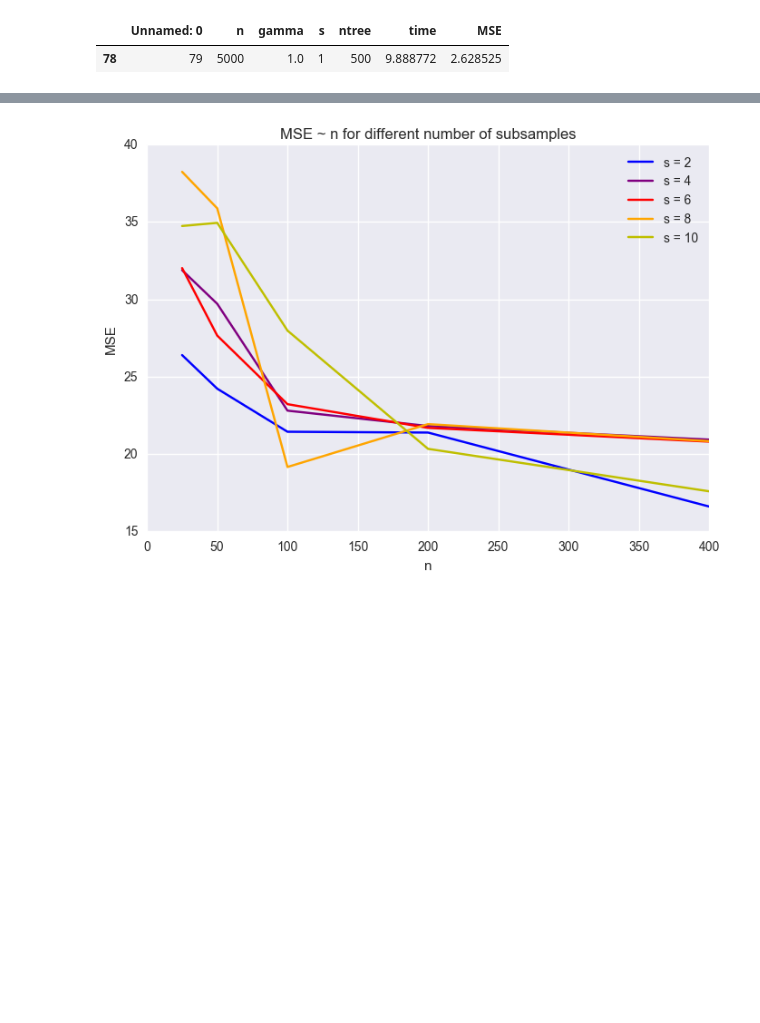
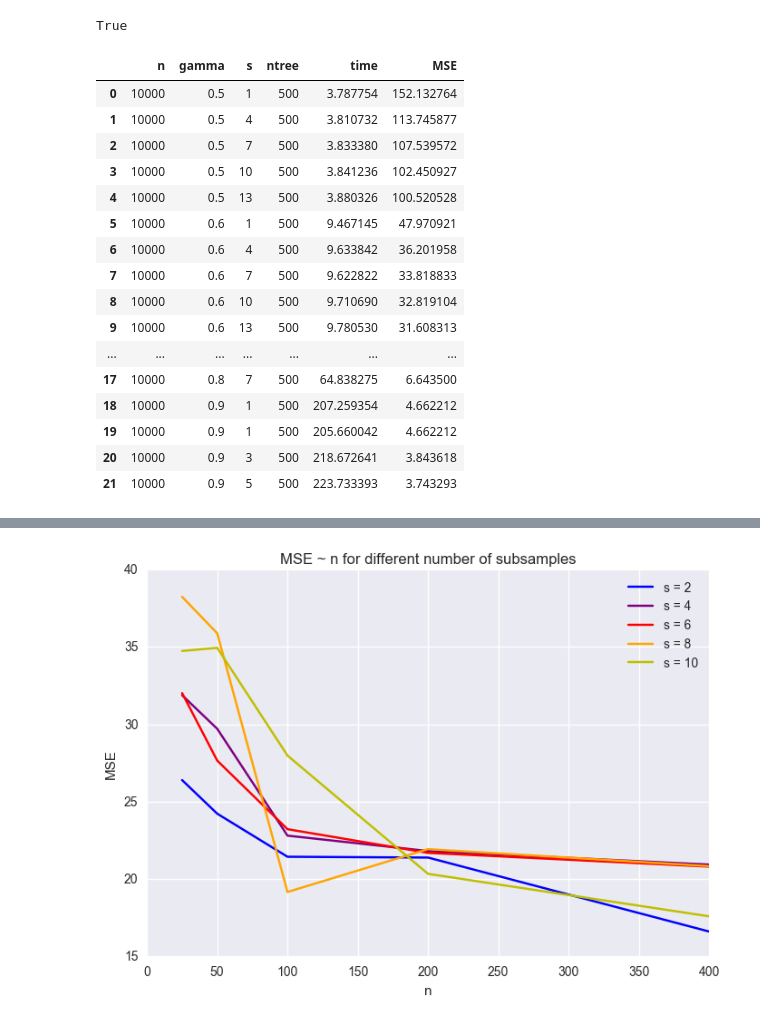
Before and after one commit to zihaoxu/BLB-RF-Simulation, a Jupyter notebook: Ipython - n_gamma_pct_MSE.ipynb, the cells around one changed output, grey strips where cells are left out. Cells and saved outputs as stored; diff of their text form; code cells hidden in the pictures; blank space fills up the shorter version.

```diff
--- a/Ipython - n_gamma_pct_MSE.ipynb
+++ b/Ipython - n_gamma_pct_MSE.ipynb
@@ -18,5 +14,4 @@ df.loc[78,['ntree', 'time','MSE']] = [500, 9.88877215385437, 2.6285250765183]
-# %%
-df[df.gamma==1]
-# %% [output]
-|  | Unnamed: 0 | n | gamma | s | ntree | time | MSE |
-| 78 | 79 | 5000 | 1.0 | 1 | 500 | 9.888772 | 2.628525 |
+# %%
+'Unnamed: 0' in list(df)
+# %% [output]
+True
@@ -23,3 +36,23 @@ df[df.gamma==1]
+# %%
+df
+# %% [output]
+|  | n | gamma | s | ntree | time | MSE |
+| 0 | 10000 | 0.5 | 1 | 500 | 3.787754 | 152.132764 |
+| 1 | 10000 | 0.5 | 4 | 500 | 3.810732 | 113.745877 |
+| 2 | 10000 | 0.5 | 7 | 500 | 3.833380 | 107.539572 |
+| 3 | 10000 | 0.5 | 10 | 500 | 3.841236 | 102.450927 |
+| 4 | 10000 | 0.5 | 13 | 500 | 3.880326 | 100.520528 |
+| 5 | 10000 | 0.6 | 1 | 500 | 9.467145 | 47.970921 |
+| 6 | 10000 | 0.6 | 4 | 500 | 9.633842 | 36.201958 |
+| 7 | 10000 | 0.6 | 7 | 500 | 9.622822 | 33.818833 |
+| 8 | 10000 | 0.6 | 10 | 500 | 9.710690 | 32.819104 |
+| 9 | 10000 | 0.6 | 13 | 500 | 9.780530 | 31.608313 |
+| ... | ... | ... | ... | ... | ... | ... |
+| 17 | 10000 | 0.8 | 7 | 500 | 64.838275 | 6.643500 |
+| 18 | 10000 | 0.9 | 1 | 500 | 207.259354 | 4.662212 |
+| 19 | 10000 | 0.9 | 1 | 500 | 205.660042 | 4.662212 |
+| 20 | 10000 | 0.9 | 3 | 500 | 218.672641 | 3.843618 |
+| 21 | 10000 | 0.9 | 5 | 500 | 223.733393 | 3.743293 |
 # %%
 plt.figure()
 color_dict = {.5:'y', .6:'orange', .7:'r', .8:'purple', .9:'b',1:'k'}
```
Also changed, not shown: parts of 12 cells of this notebook, 10 other files.
